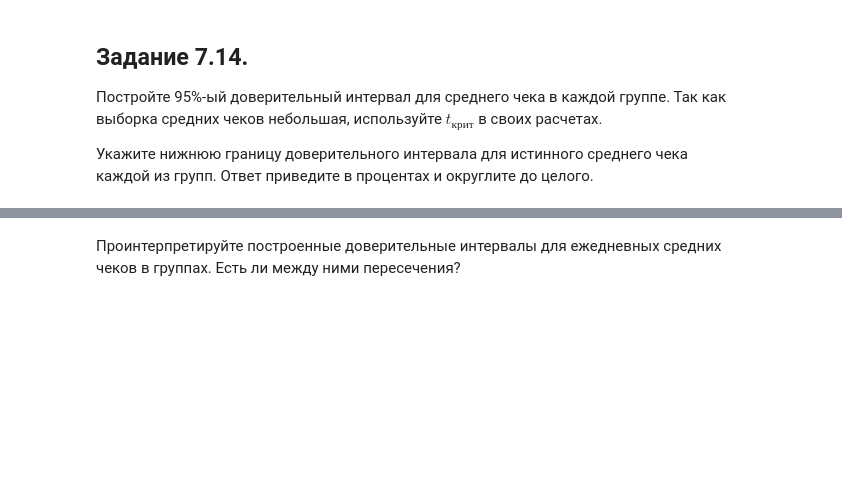
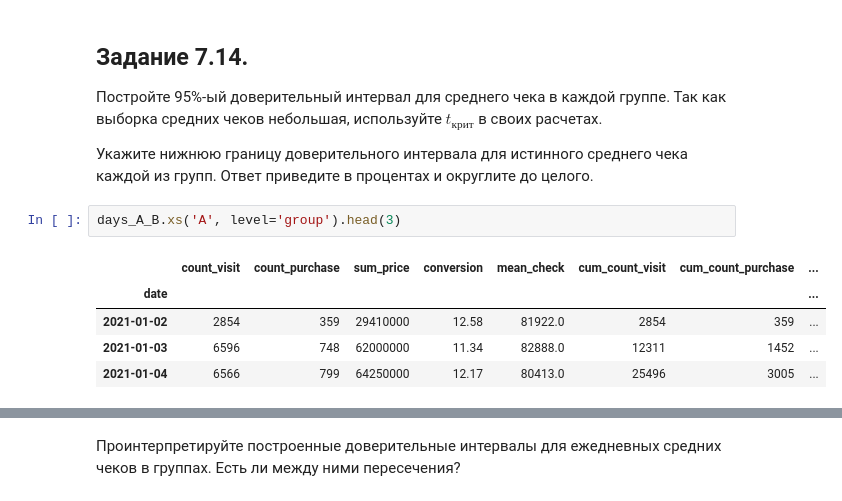
Before and after one commit to Vezdexod/sf_data_science, a Jupyter notebook: Data_Science_memory/EDA5/EDA5.7itog.ipynb, the cells around one changed output, grey strips where cells are left out. Drawn from its saved outputs; the diff is of its cells as text; blank space fills up the shorter version.

```diff
--- a/Data_Science_memory/EDA5/EDA5.7itog.ipynb
+++ b/Data_Science_memory/EDA5/EDA5.7itog.ipynb
@@ -463,4 +623,12 @@ ax.grid(True);
 Постройте 95%-ый доверительный интервал для среднего чека в каждой группе. Так как выборка средних чеков небольшая, используйте  $t_{крит}$ в своих расчетах.
 
 Укажите нижнюю границу доверительного интервала для истинного среднего чека каждой из групп. Ответ приведите в процентах и округлите до целого.
+# %%
+days_A_B.xs('A', level='group').head(3)
+# %% [output]
+|  | count_visit | count_purchase | sum_price | conversion | mean_check | cum_count_visit | cum_count_purchase | ... |
+| date |  |  |  |  |  |  |  | ... |
+| 2021-01-02 | 2854 | 359 | 29410000 | 12.58 | 81922.0 | 2854 | 359 | ... |
+| 2021-01-03 | 6596 | 748 | 62000000 | 11.34 | 82888.0 | 12311 | 1452 | ... |
+| 2021-01-04 | 6566 | 799 | 64250000 | 12.17 | 80413.0 | 25496 | 3005 | ... |
 # %%
```
Also changed, not shown: parts of 21 cells of this notebook, 1 other file.
